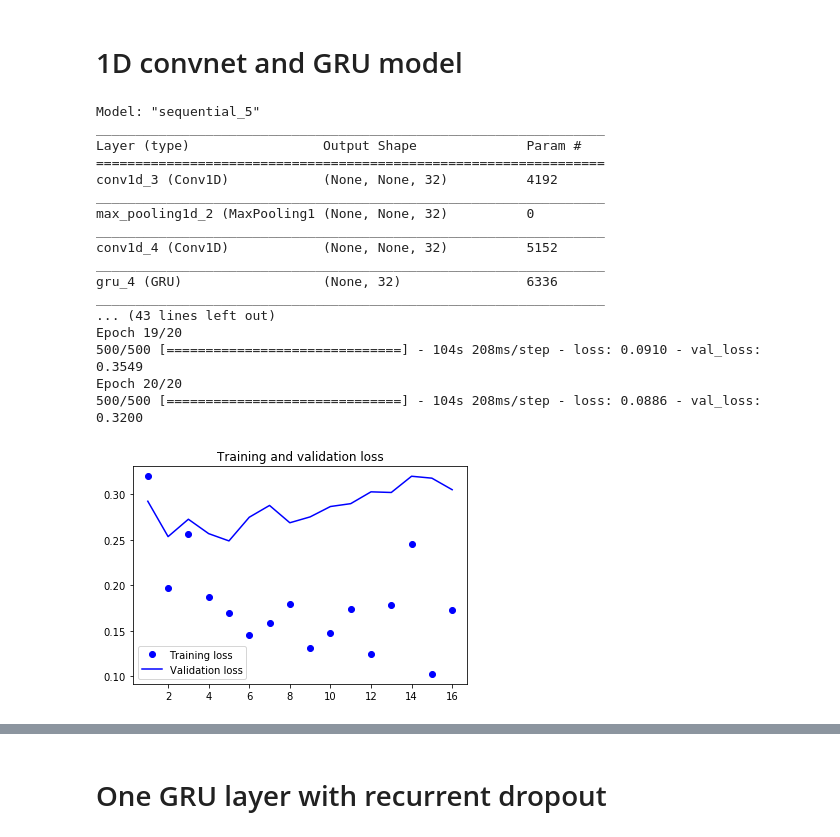
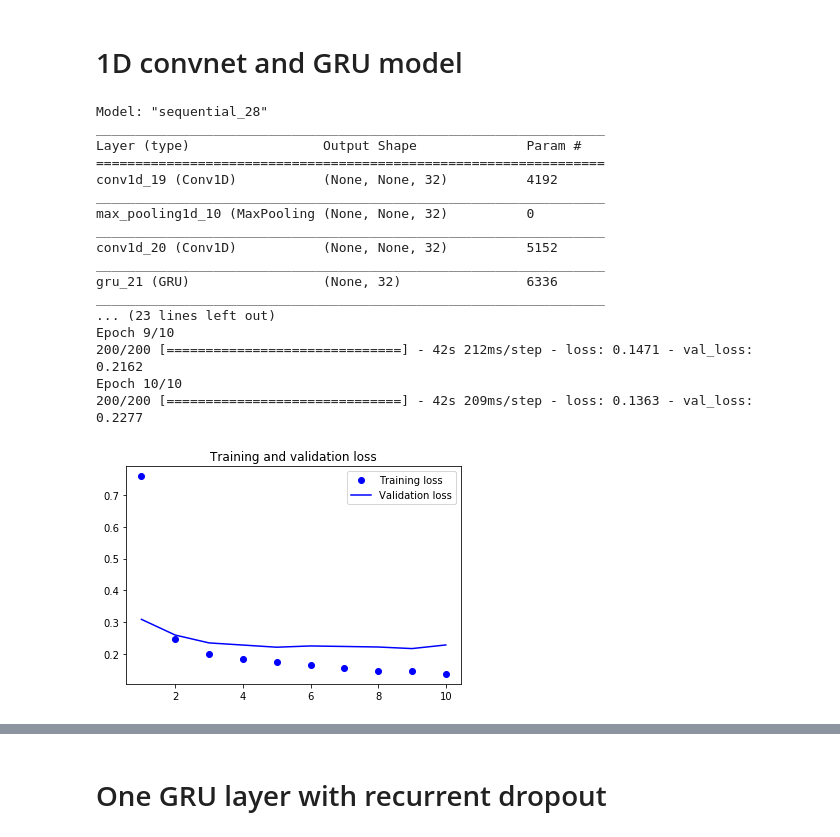
Before and after one commit to elmodeer/b-thesis, a Jupyter notebook: Keras-CNN-802.ipynb, the cells around one changed output, grey strips where cells are left out. Cells and saved outputs as stored; diff of their text form; code cells hidden in the pictures.

```diff
--- a/Keras-CNN-802.ipynb
+++ b/Keras-CNN-802.ipynb
@@ -55,0 +79,3 @@ p_802, median = to_evenly_spaced(p_802)
+# %%
+float_data_1 = p_802_1.to_numpy()
+p_802_1.head()
@@ -72,7 +105,6 @@ array([-2.63000000e+00,  5.72000000e+00, -6.09000000e+00,  3.42000000e+00,
 # %%
-
 # first 200 days as training
-mean = float_data[:90400].mean(axis=0)
-float_data -= mean
-std = float_data[:90400].std(axis=0)
-float_data /= std
+mean = float_data_1[:90400].mean(axis=0)
+float_data_1 -= mean
+std = float_data_1[:90400].std(axis=0)
+float_data_1 /= std
@@ -98,7 +147,8 @@ batch_size = median
 # %%
 # step = 1
 # %%
-train_gen = generator(float_data,
+# for phq-1
+train_gen_1 = generator(float_data_1,
                       look_b=look_back,
                       delay=delay,
                       min_index=0,
@@ -106,14 +156,14 @@ train_gen = generator(float_data,
                       shuffle=True,
                       step=step,
                       batch_size=batch_size)
-val_gen = generator(float_data,
+val_gen_1 = generator(float_data_1,
                     look_b=look_back,
                     delay=delay,
                     min_index=90401,
                     max_index=108480,
                     step=step,
                     batch_size=batch_size)
-test_gen = generator(float_data,
+test_gen_1 = generator(float_data_1,
                      look_b=look_back,
                      delay=delay,
                      min_index=108481,
@@ -284,53 +399,53 @@ model_2.evaluate(test_gen, steps=30)
 
 model_3 = Sequential()
 model_3.add(layers.Conv1D(32, 5, activation='relu',
-                          input_shape=(None, float_data.shape[-1])))
+                          input_shape=(None, float_data_1.shape[-1])))
 model_3.add(layers.MaxPooling1D(3))
 model_3.add(layers.Conv1D(32, 5, activation='relu'))
-model_3.add(layers.GRU(32, dropout=0.1, recurrent_dropout=0.3))
+model_3.add(layers.GRU(32, dropout=0.2, recurrent_dropout=0.2))
 model_3.add(layers.Dense(1))
 
 model_3.summary()
 model_3.compile(optimizer=RMSprop(), loss='mae')
-history_3 = model_3.fit(train_gen,
-                        steps_per_epoch=500,
-                        epochs=20,
-                        validation_data=val_gen,
-                        validation_steps=temp)
+history_3 = model_3.fit(train_gen_1,
+                        steps_per_epoch=per_epoch,
+                        epochs=10,
+                        validation_data=val_gen_1,
+                        validation_steps=val_steps)
 # %% [output]
-Model: "sequential_5"
+Model: "sequential_28"
 _________________________________________________________________
 Layer (type)                 Output Shape              Param #
 =================================================================
-conv1d_3 (Conv1D)            (None, None, 32)          4192
+conv1d_19 (Conv1D)           (None, None, 32)          4192
 _________________________________________________________________
-max_pooling1d_2 (MaxPooling1 (None, None, 32)          0
+max_pooling1d_10 (MaxPooling (None, None, 32)          0
 _________________________________________________________________
-conv1d_4 (Conv1D)            (None, None, 32)          5152
+conv1d_20 (Conv1D)           (None, None, 32)          5152
 _________________________________________________________________
-gru_4 (GRU)                  (None, 32)                6336
+gru_21 (GRU)                 (None, 32)                6336
 _________________________________________________________________
-... (43 lines left out)
-Epoch 19/20
-500/500 [==============================] - 104s 208ms/step - loss: 0.0910 - val_loss: 0.3549
-Epoch 20/20
-500/500 [==============================] - 104s 208ms/step - loss: 0.0886 - val_loss: 0.3200
+... (23 lines left out)
+Epoch 9/10
+200/200 [==============================] - 42s 212ms/step - loss: 0.1471 - val_loss: 0.2162
+Epoch 10/10
+200/200 [==============================] - 42s 209ms/step - loss: 0.1363 - val_loss: 0.2277
 # %%
 model_3.save('model_3.h5')
 # %%
-loss = history_3.history['loss'][1:-3]
-val_loss = history_3.history['val_loss'][1:-3]
+loss = history_3.history['loss']
+val_loss = history_3.history['val_loss']
 
 epochs = range(1, len(loss) + 1)
 plt.figure()
 
 plt.plot(epochs, loss, 'bo', label='Training loss')
 plt.plot(epochs, val_loss, 'b', label='Validation loss')
 plt.title('Training and validation loss')
 plt.legend()
 plt.show()
 # %% [output]
-[figure, old version]
+[figure, new version]
 # %%
 model_3.evaluate(test_gen, steps=30)
 # %% [output]
```
Also changed, not shown: parts of 34 cells of this notebook, 9 other files.
